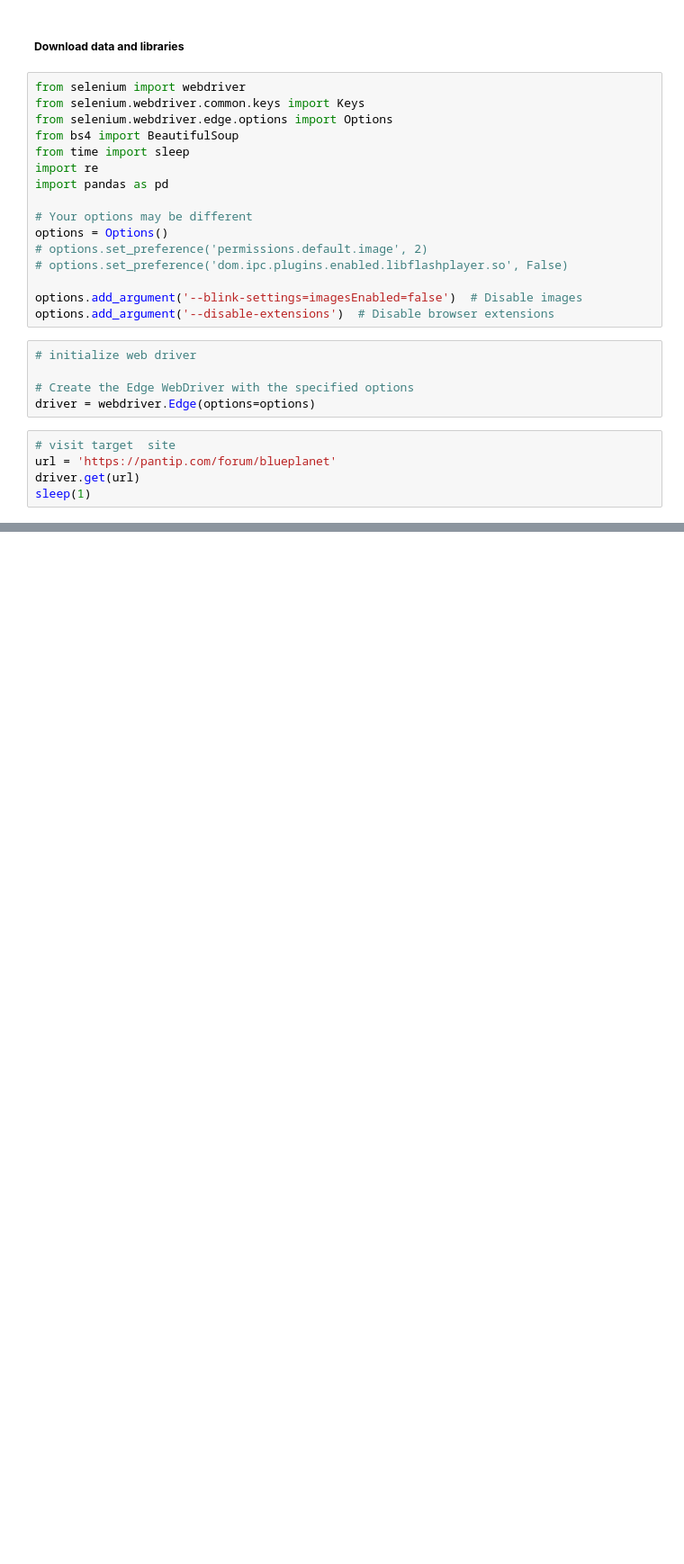
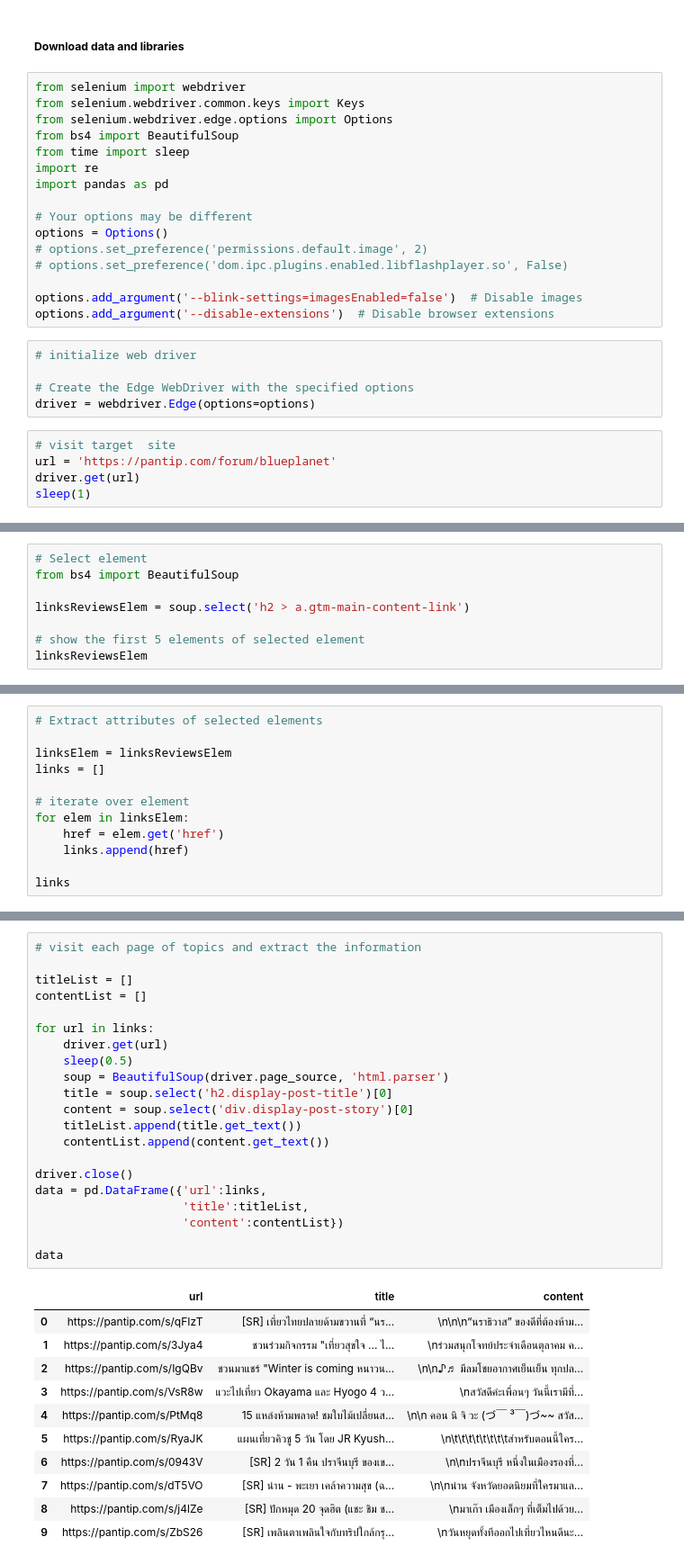
Before and after one commit to SamapanThongmee/CPE393_Text_Analytics, a Jupyter notebook: Lecture_4_Building_Web_Scraper.ipynb, the cells around one changed output, grey strips where cells are left out. Shown at 90% size. Cells and saved outputs as stored; diff of their text form; blank space fills up the shorter version.

```diff
--- a/Lecture_4_Building_Web_Scraper.ipynb
+++ b/Lecture_4_Building_Web_Scraper.ipynb
@@ -194,0 +176,8 @@ sleep(1)
+# %%
+# Select element
+from bs4 import BeautifulSoup
+
+linksReviewsElem = soup.select('h2 > a.gtm-main-content-link')
+
+# show the first 5 elements of selected element
+linksReviewsElem
@@ -194,0 +195,12 @@ sleep(1)
+# %%
+# Extract attributes of selected elements
+
+linksElem = linksReviewsElem
+links = []
+
+# iterate over element
+for elem in linksElem:
+    href = elem.get('href')
+    links.append(href)
+
+links
@@ -194,0 +218,33 @@ sleep(1)
+# %%
+# visit each page of topics and extract the information
+
+titleList = []
+contentList = []
+
+for url in links:
+    driver.get(url)
+    sleep(0.5)
+    soup = BeautifulSoup(driver.page_source, 'html.parser')
+    title = soup.select('h2.display-post-title')[0]
+    content = soup.select('div.display-post-story')[0]
+    titleList.append(title.get_text())
+    contentList.append(content.get_text())
+
+driver.close()
+data = pd.DataFrame({'url':links,
+                     'title':titleList,
+                     'content':contentList})
+
+data
+# %% [output]
+|  | url | title | content |
+| 0 | https://pantip.com/s/qFIzT | [SR] เที่ยวไทยปลายด้ามขวานที่ “นร... | \n\n\n“นราธิวาส” ของดีที่ต้องห้าม... |
+| 1 | https://pantip.com/s/3Jya4 | ชวนร่วมกิจกรรม "เที่ยวสุขใจ ... ไ... | \nร่วมสนุกโจทย์ประจำเดือนตุลาคม ค... |
+| 2 | https://pantip.com/s/IgQBv | ชวนมาแชร์ "Winter is coming หนาวน... | \n\n♪♬ มีลมโชยอากาศเย็นเย็น ทุกปล... |
+| 3 | https://pantip.com/s/VsR8w | แวะไปเที่ยว Okayama และ Hyogo 4 ว... | \nสวัสดีค่ะเพื่อนๆ วันนี้เรามีที่... |
+| 4 | https://pantip.com/s/PtMq8 | 15 แหล่งห้ามพลาด! ชมใบไม้เปลี่ยนส... | \n\n คอน นิ จิ วะ (づ￣ ³￣)づ~~ สวัส... |
+| 5 | https://pantip.com/s/RyaJK | แผนเที่ยวคิวชู 5 วัน โดย JR Kyush... | \n\t\t\t\t\t\t\t\tสำหรับตอนนี้ใคร... |
+| 6 | https://pantip.com/s/0943V | [SR] 2 วัน 1 คืน ปราจีนบุรี ของเข... | \n\nปราจีนบุรี หนึ่งในเมืองรองที่... |
+| 7 | https://pantip.com/s/dT5VO | [SR] น่าน - พะเยา เคล้าความสุข (ฉ... | \n\nน่าน จังหวัดยอดนิยมที่ใครมาแล... |
+| 8 | https://pantip.com/s/j4lZe | [SR] ปักหมุด 20 จุดฮิต (แชะ ชิม ช... | \nมาเก๊า เมืองเล็กๆ ที่เต็มไปด้วย... |
+| 9 | https://pantip.com/s/ZbS26 | [SR] เพลินตาเพลินใจกับทริปใกล้กรุ... | \nวันหยุดทั้งทีออกไปเที่ยวไหนดีนะ... |
```
Also changed, not shown: parts of 15 cells of this notebook.
